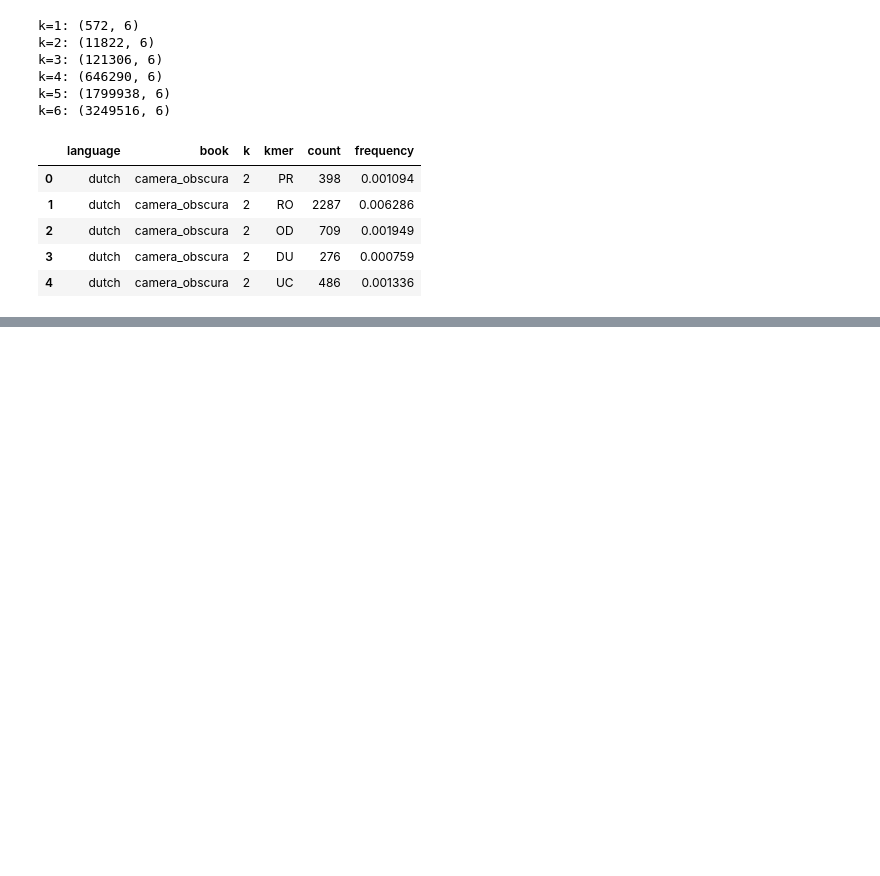
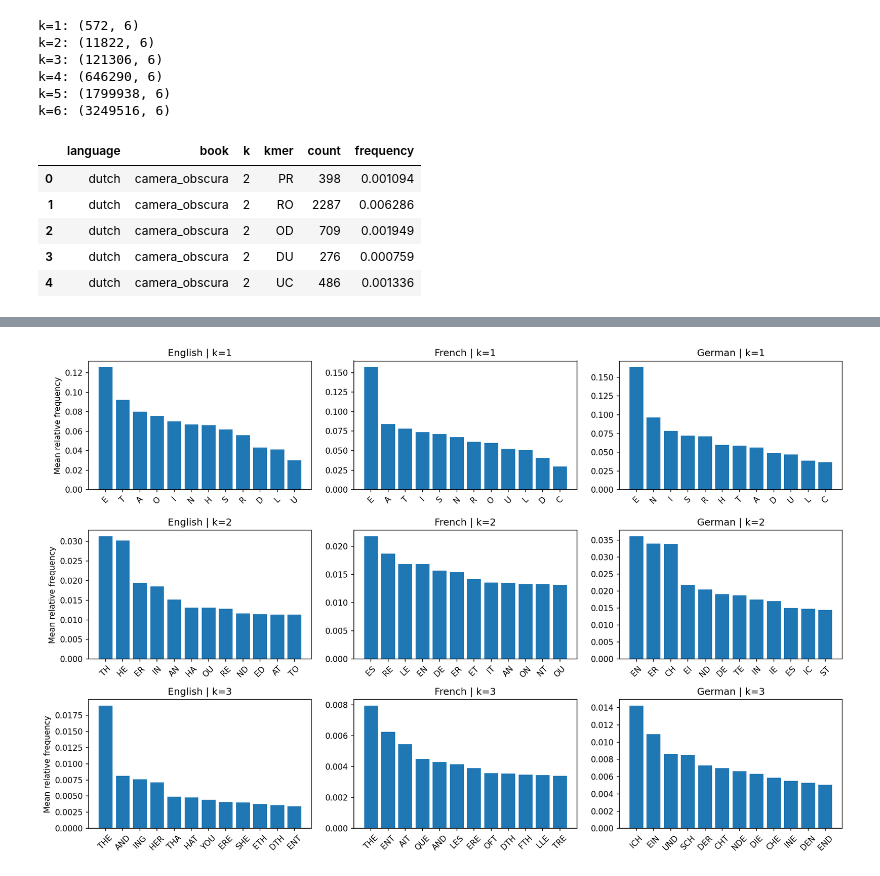
Before and after one commit to ih-11/book2genome, a Jupyter notebook: notebooks/kmers.ipynb, the cells around one changed output, grey strips where cells are left out. Cells and saved outputs as stored; diff of their text form; code cells hidden in the pictures; blank space fills up the shorter version.

```diff
--- a/notebooks/kmers.ipynb
+++ b/notebooks/kmers.ipynb
@@ -222,0 +153,21 @@ display(k2_diff.head(20).round(4))
+# %%
+# ============================================
+# 02. Mean k-mer profiles by language
+# ============================================
+
+fig, axes = plt.subplots(3, 3, figsize=(14, 9), dpi=150)
+
+for col, lang in enumerate(languages):
+    for row, k in enumerate([1, 2, 3]):
+        s = data[k].query("language == @lang").groupby("kmer")["frequency"].mean().nlargest(12)
+        ax = axes[row, col]
+
+        ax.bar(s.index, s.values)
+        ax.set(title=f"{lang.capitalize()} | k={k}",
+               ylabel="Mean relative frequency" if col == 0 else "")
+        ax.tick_params(axis="x", rotation=45)
+
+plt.tight_layout()
+plt.show()
+# %% [output]
+[figure, added]
```
Also changed, not shown: parts of 9 cells of this notebook.
